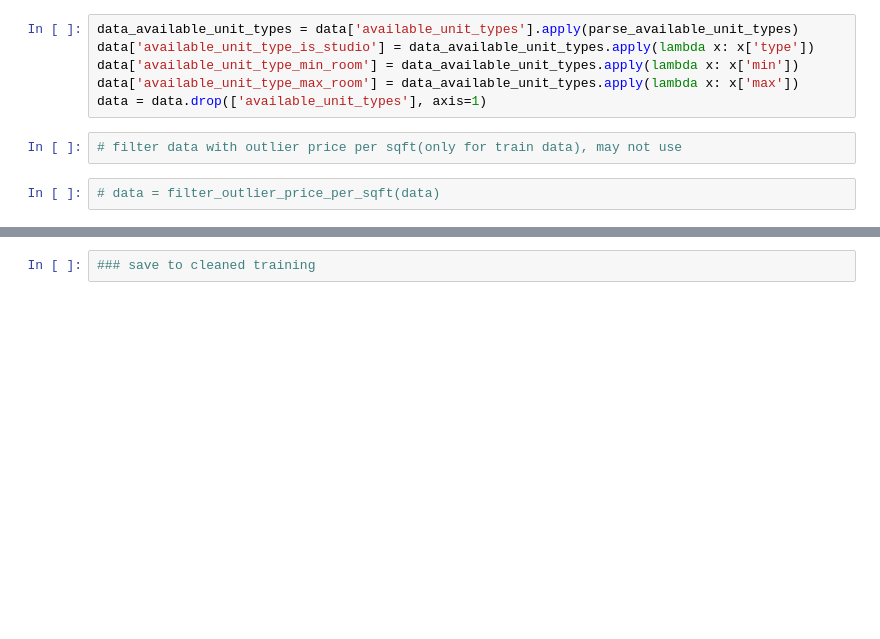
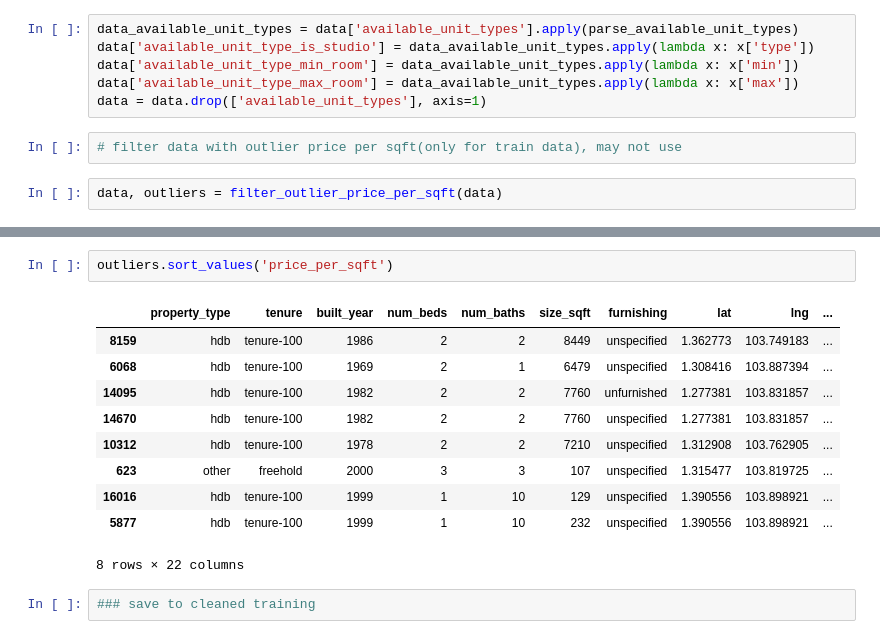
Before and after one commit to GaryGky/CS5228, a Jupyter notebook: Project/dataprocess.ipynb, the cells around one changed output, grey strips where cells are left out. Drawn from its saved outputs; the diff is of its cells as text; blank space fills up the shorter version.

Commit message:
add filtering: filter <= 100 or >= 100000

```diff
--- a/Project/dataprocess.ipynb
+++ b/Project/dataprocess.ipynb
@@ -296,4 +296,4 @@ data = data.drop(['available_unit_types'], axis=1)
 # %%
 # filter data with outlier price per sqft(only for train data), may not use
 # %%
-# data = filter_outlier_price_per_sqft(data)
+data, outliers = filter_outlier_price_per_sqft(data)
@@ -300,3 +319,16 @@ data = data.drop(['available_unit_types'], axis=1)
+# %%
+outliers.sort_values('price_per_sqft')
+# %% [output]
+|  | property_type | tenure | built_year | num_beds | num_baths | size_sqft | furnishing | lat | lng | ... |
+| 8159 | hdb | tenure-100 | 1986 | 2 | 2 | 8449 | unspecified | 1.362773 | 103.749183 | ... |
+| 6068 | hdb | tenure-100 | 1969 | 2 | 1 | 6479 | unspecified | 1.308416 | 103.887394 | ... |
+| 14095 | hdb | tenure-100 | 1982 | 2 | 2 | 7760 | unfurnished | 1.277381 | 103.831857 | ... |
+| 14670 | hdb | tenure-100 | 1982 | 2 | 2 | 7760 | unspecified | 1.277381 | 103.831857 | ... |
+| 10312 | hdb | tenure-100 | 1978 | 2 | 2 | 7210 | unspecified | 1.312908 | 103.762905 | ... |
+| 623 | other | freehold | 2000 | 3 | 3 | 107 | unspecified | 1.315477 | 103.819725 | ... |
+| 16016 | hdb | tenure-100 | 1999 | 1 | 10 | 129 | unspecified | 1.390556 | 103.898921 | ... |
+| 5877 | hdb | tenure-100 | 1999 | 1 | 10 | 232 | unspecified | 1.390556 | 103.898921 | ... |
+8 rows × 22 columns
 # %%
 ### save to cleaned training
 # %%
```
Also changed, not shown: parts of 1 cell of this notebook, 2 other files.
